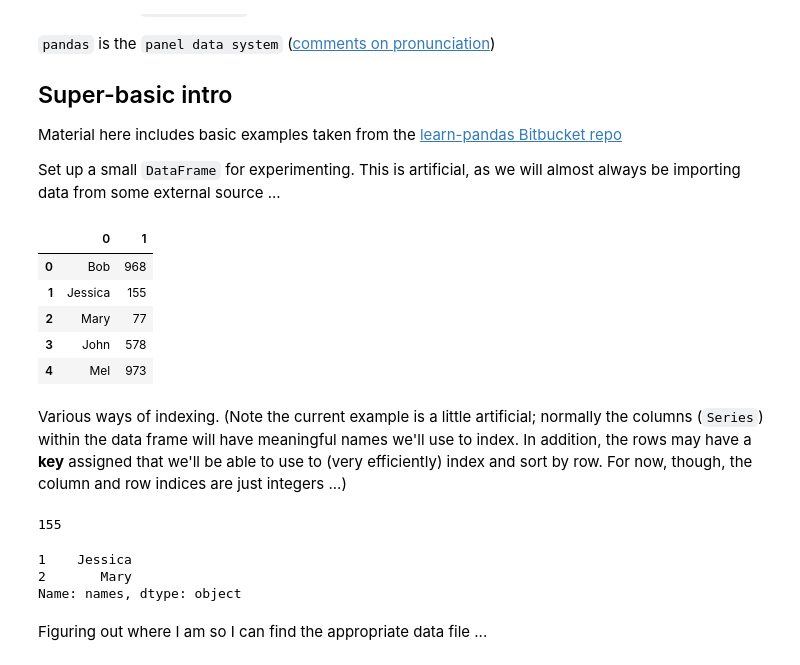
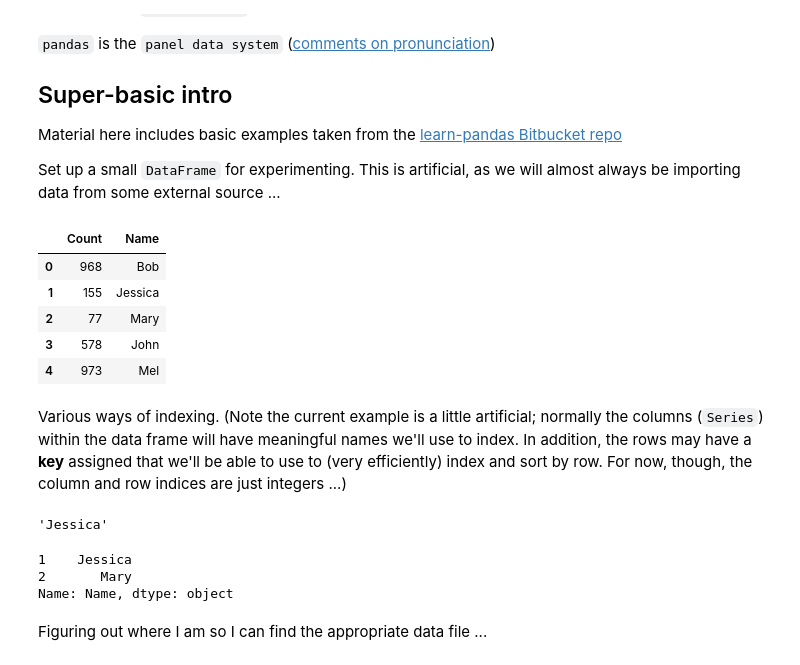
Before and after one commit to bbolker/math1mp, a Jupyter notebook: notes/pandas_intro.ipynb, the cells around one changed output. Drawn from its saved outputs; the diff is of its cells as text; code cells hidden in the pictures.

```diff
--- a/notes/pandas_intro.ipynb
+++ b/notes/pandas_intro.ipynb
@@ -10,38 +10,36 @@ Material here includes basic examples taken from the [learn-pandas Bitbucket rep
 Set up a small `DataFrame` for experimenting. This is artificial, as we will almost always be importing data from some external source ...
 # %%
 import pandas as pd
-# The initial set of baby names and bith rates
+# The initial set of baby names and birth rates
 names = ['Bob','Jessica','Mary','John','Mel']
 births = [968, 155, 77, 578, 973]
-z = list(zip(names,births))
-p = pd.DataFrame(z)
+p = pd.DataFrame({"Name":names,"Count":births})
 p    ## notebooks automatically print the *last* result returned in each chunk
 # %% [output]
-|  | 0 | 1 |
-| 0 | Bob | 968 |
-| 1 | Jessica | 155 |
-| 2 | Mary | 77 |
-| 3 | John | 578 |
-| 4 | Mel | 973 |
+|  | Count | Name |
+| 0 | 968 | Bob |
+| 1 | 155 | Jessica |
+| 2 | 77 | Mary |
+| 3 | 578 | John |
+| 4 | 973 | Mel |
 # %% [markdown]
 Various ways of indexing. (Note the current example is a little artificial; normally the columns (`Series`) within the data frame will have meaningful names we'll use to index. In addition, the rows may have a **key** assigned that we'll be able to use to (very efficiently) index and sort by row.  For now, though, the column and row indices are just integers ...)
 # %%
-p[1]        ## extract a column = Series (by *name*)
+p["Name"]        ## extract a column = Series (by *name*)
 p[2:3]      ## slice one row
 p[2:5]      ## slice multiple rows
-p[[0,1]]    ## extract multiple columns (data frame)
+p[["Name","Count"]]    ## extract multiple columns (data frame)
 p.iloc[1,1] ## index with row/column integers like an array
 # %% [output]
-155
+'Jessica'
 # %%
-p.rename(columns={0:"names", 1:"count"}, inplace=True)  ## add names
-p["names"]          ## extract by column index (name)
-p.names             ## extract as attribute
-p.loc[1:2,"names"]  ## index by *label*, _inclusive_
+p["Name"]          ## extract by column index (name)
+p.Name             ## extract as attribute
+p.loc[1:2,"Name"]  ## index by *label*, _inclusive_
 # %% [output]
 1    Jessica
 2       Mary
-Name: names, dtype: object
+Name: Name, dtype: object
 # %% [markdown]
 Figuring out where I am so I can find the appropriate data file ...
 # %%
```
Also changed, not shown: parts of 22 cells of this notebook.
